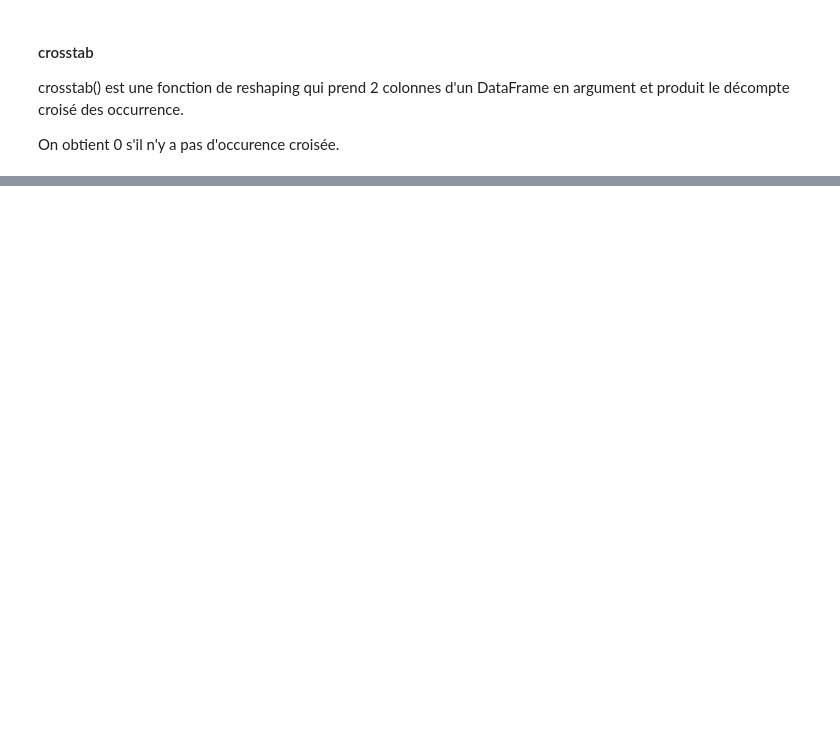
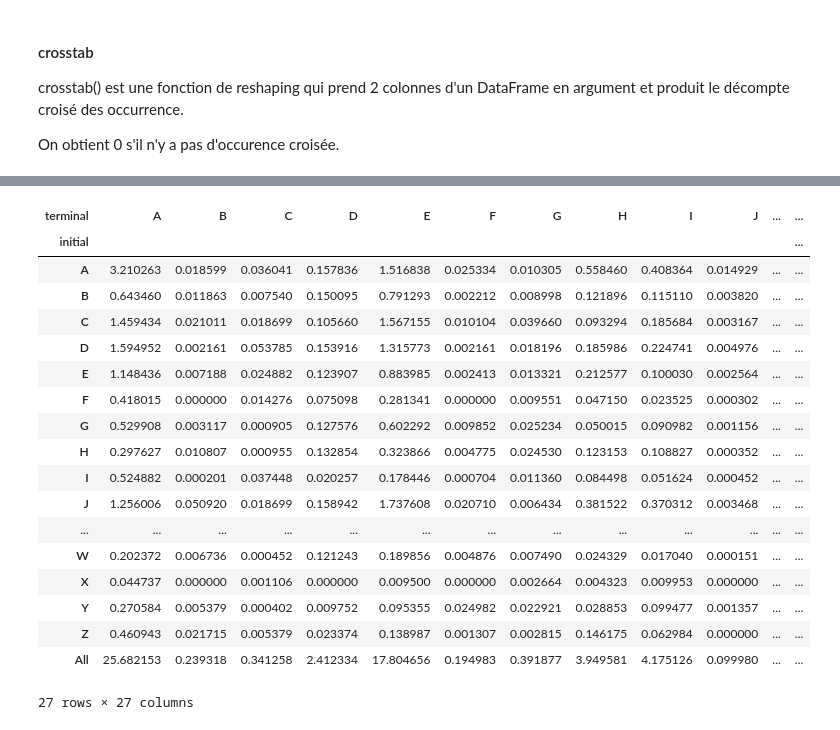
Before and after one commit to fran6w/INFMDI-721, a Jupyter notebook: session5/corrige_projet4_session5.ipynb, the cells around one changed output, grey strips where cells are left out. Cells and saved outputs as stored; diff of their text form; code cells hidden in the pictures; blank space fills up the shorter version.

```diff
--- a/session5/corrige_projet4_session5.ipynb
+++ b/session5/corrige_projet4_session5.ipynb
@@ -336,3 +702,23 @@ df_us.head()
 # %%
 # crosstab
-pd.crosstab(df_us['initial'], df_us['terminal'])
+pd.crosstab(df_us['initial'], df_us['terminal'], normalize=True, margins=True)*100
+# %% [output]
+| terminal | A | B | C | D | E | F | G | H | I | J | ... | ... |
+| initial |  |  |  |  |  |  |  |  |  |  |  | ... |
+| A | 3.210263 | 0.018599 | 0.036041 | 0.157836 | 1.516838 | 0.025334 | 0.010305 | 0.558460 | 0.408364 | 0.014929 | ... | ... |
+| B | 0.643460 | 0.011863 | 0.007540 | 0.150095 | 0.791293 | 0.002212 | 0.008998 | 0.121896 | 0.115110 | 0.003820 | ... | ... |
+| C | 1.459434 | 0.021011 | 0.018699 | 0.105660 | 1.567155 | 0.010104 | 0.039660 | 0.093294 | 0.185684 | 0.003167 | ... | ... |
+| D | 1.594952 | 0.002161 | 0.053785 | 0.153916 | 1.315773 | 0.002161 | 0.018196 | 0.185986 | 0.224741 | 0.004976 | ... | ... |
+| E | 1.148436 | 0.007188 | 0.024882 | 0.123907 | 0.883985 | 0.002413 | 0.013321 | 0.212577 | 0.100030 | 0.002564 | ... | ... |
+| F | 0.418015 | 0.000000 | 0.014276 | 0.075098 | 0.281341 | 0.000000 | 0.009551 | 0.047150 | 0.023525 | 0.000302 | ... | ... |
+| G | 0.529908 | 0.003117 | 0.000905 | 0.127576 | 0.602292 | 0.009852 | 0.025234 | 0.050015 | 0.090982 | 0.001156 | ... | ... |
+| H | 0.297627 | 0.010807 | 0.000955 | 0.132854 | 0.323866 | 0.004775 | 0.024530 | 0.123153 | 0.108827 | 0.000352 | ... | ... |
+| I | 0.524882 | 0.000201 | 0.037448 | 0.020257 | 0.178446 | 0.000704 | 0.011360 | 0.084498 | 0.051624 | 0.000452 | ... | ... |
+| J | 1.256006 | 0.050920 | 0.018699 | 0.158942 | 1.737608 | 0.020710 | 0.006434 | 0.381522 | 0.370312 | 0.003468 | ... | ... |
+| ... | ... | ... | ... | ... | ... | ... | ... | ... | ... | ... | ... | ... |
+| W | 0.202372 | 0.006736 | 0.000452 | 0.121243 | 0.189856 | 0.004876 | 0.007490 | 0.024329 | 0.017040 | 0.000151 | ... | ... |
+| X | 0.044737 | 0.000000 | 0.001106 | 0.000000 | 0.009500 | 0.000000 | 0.002664 | 0.004323 | 0.009953 | 0.000000 | ... | ... |
+| Y | 0.270584 | 0.005379 | 0.000402 | 0.009752 | 0.095355 | 0.024982 | 0.022921 | 0.028853 | 0.099477 | 0.001357 | ... | ... |
+| Z | 0.460943 | 0.021715 | 0.005379 | 0.023374 | 0.138987 | 0.001307 | 0.002815 | 0.146175 | 0.062984 | 0.000000 | ... | ... |
+| All | 25.682153 | 0.239318 | 0.341258 | 2.412334 | 17.804656 | 0.194983 | 0.391877 | 3.949581 | 4.175126 | 0.099980 | ... | ... |
+27 rows × 27 columns
```
Also changed, not shown: parts of 47 cells of this notebook.
